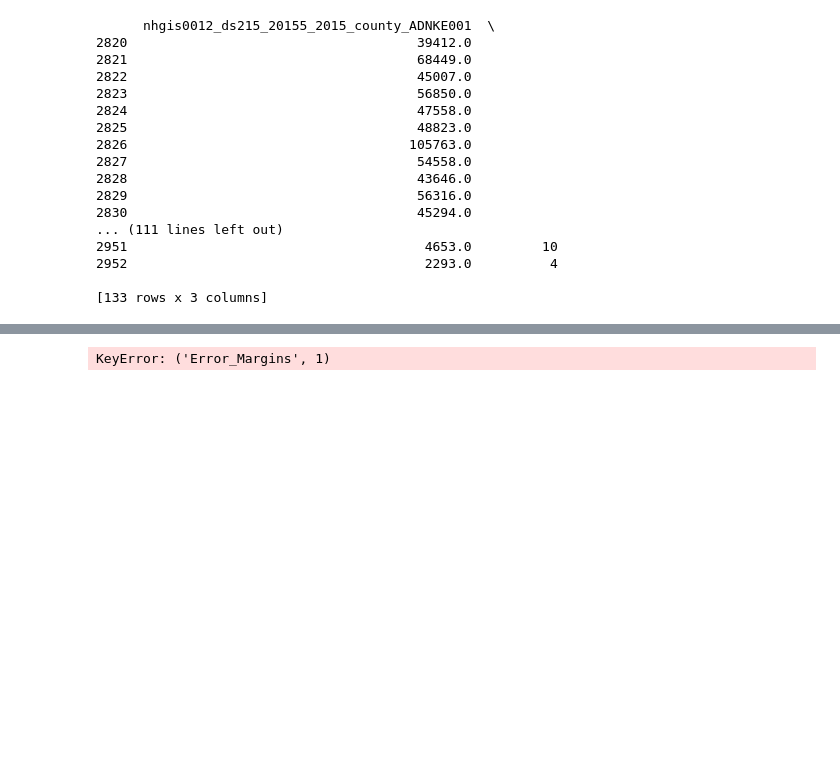
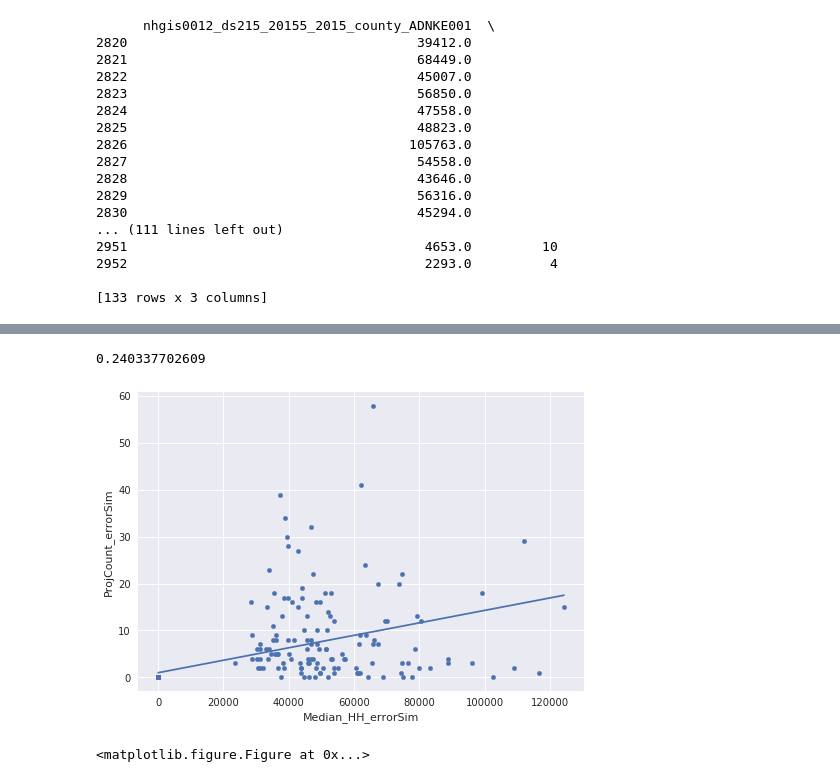
Before and after one commit to DanRunfola/COLL_200_DataDrivenDecisions, a Jupyter notebook: Assignments/Project_2/Example_Material/Project_2_Example_Full_pt2.ipynb, the cells around one changed output, grey strips where cells are left out. Drawn from its saved outputs; the diff is of its cells as text; code cells hidden in the pictures; blank space fills up the shorter version.

```diff
--- a/Assignments/Project_2/Example_Material/Project_2_Example_Full_pt2.ipynb
+++ b/Assignments/Project_2/Example_Material/Project_2_Example_Full_pt2.ipynb
@@ -132,18 +132,29 @@ sns.distplot(sb_counts_err)
-# %%
-#Let's follow these steps with the real data, now:
-sim_dta = subset_dta
-
-
-
-
-    #Note we're using 1.645 in the below equation to approximate
-    #a 10% confidence interval.
-
-ratio_est = sim_dta['Error_Margins'] / sim_dta['Estimate_Median_HH_Inc']
-sd = ratio_est / 1.645
-simulated_est_hh_inc = (np.random.normal(0, sd, 10000) * sim_dta['Estimate_Median_HH_Inc'].item()) + sim_dta['Estimate_Median_HH_Inc']
-
-
-print(simulated_est_hh_inc)
-# %% [output]
-KeyError: ('Error_Margins', 1)
+# %%
+#Let's follow these steps with the real data, now:
+sim_dta = subset_dta
+sim_dta = sim_dta.dropna()
+sim_dta['Median_HH_errorSim'] = 0
+sim_dta['ProjCount_errorSim'] = 0
+for i, row in enumerate(sim_dta.values):
+    est, margin, numpoints, err1, err2 = row
+    #Note we're using 1.645 in the below equation to approximate
+    #a 10% confidence interval.
+    ratio_est = float(margin) / float(est)
+    sd = float(ratio_est) / 1.645
+
+    sim_dta.set_value(i,'Median_HH_errorSim',(np.random.normal(0, sd, 1) * est) + est)
+
+    sb_counts_err = np.random.beta(1,50,size=1) * 100
+    sb_counts_errR = sb_counts_err.round(decimals=0)[0]
+
+    sim_dta.set_value(i,'ProjCount_errorSim',(sb_counts_errR + numpoints))
+
+sim_dta.plot.scatter(x="Median_HH_errorSim",y="ProjCount_errorSim")
+plt.plot(np.unique(sim_dta["Median_HH_errorSim"]), np.poly1d(np.polyfit(sim_dta["Median_HH_errorSim"], sim_dta["ProjCount_errorSim"], 1))(np.unique(sim_dta["Median_HH_errorSim"])))
+plt.figure()
+slope, intercept, r_value, p_value, std_err = scipy.stats.linregress(sim_dta['Median_HH_errorSim'], sim_dta['ProjCount_errorSim'])
+print(r_value**2)
+# %% [output]
+0.240337702609
+[figure, added]
+<matplotlib.figure.Figure at 0x...>
```
Also changed, not shown: parts of 9 cells of this notebook.
